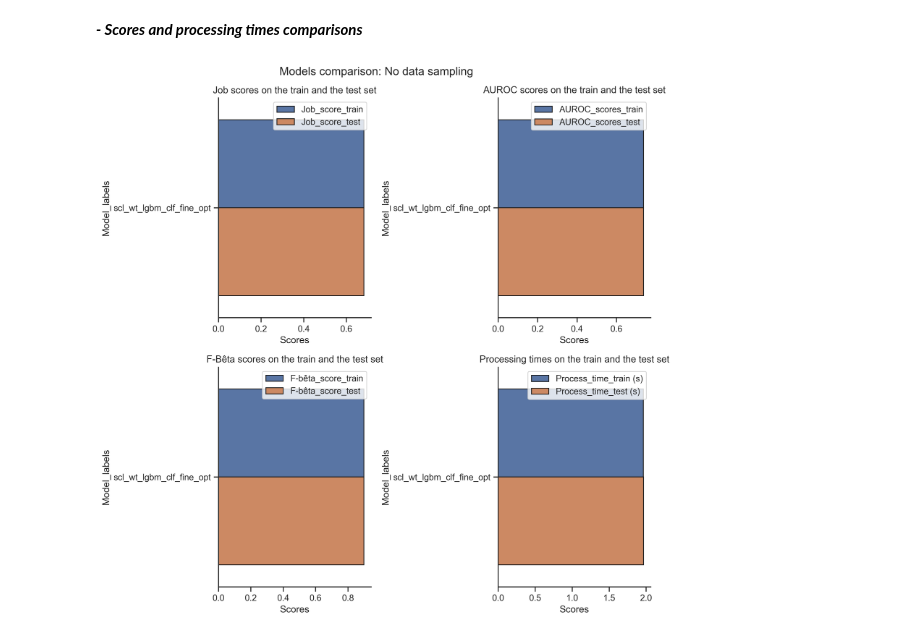
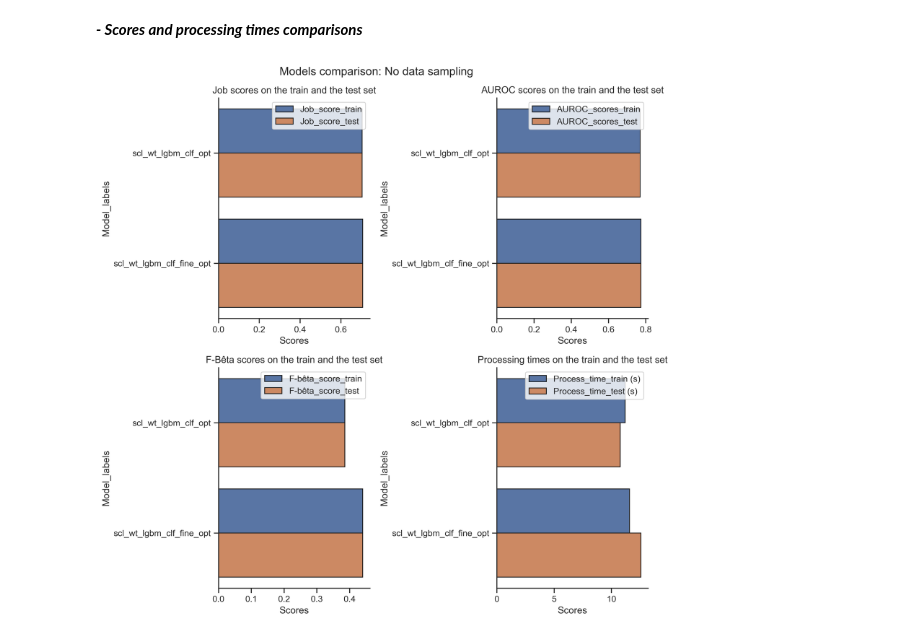
Before and after one commit to mpacaud/Design-and-deploy-a-credit-scoring-model--Development, a Jupyter notebook: OC_DS_P7_N4 - ModelFineTuning.ipynb, the cells around one changed output. Drawn from its saved outputs; the diff is of its cells as text; code cells hidden in the pictures.

```diff
--- a/OC_DS_P7_N4 - ModelFineTuning.ipynb
+++ b/OC_DS_P7_N4 - ModelFineTuning.ipynb
@@ -130,5 +118,10 @@ Wall time: 3.69 s
 # %%
+%%time
+
 df_train = reduce_memory(df_train)
 print()
+df_test = reduce_memory(df_test)
+print()
 df_train.info()
+print()
 # %% [output]
@@ -552,7 +551,7 @@ def evaluate (y_pred_proba_P, y_true = y_TEST, fig = (1,1,1,1), l_model_labels =
 
     # F-bêta score.
     # NB: Square beta = cost FN / cost FP = 10
-    square_beta = 100
+    square_beta = 4
     beta = round(math.sqrt(square_beta), 2)
 
     # Calculate the F-bêta score for each probability thresholds tried.
@@ -826,7 +825,7 @@ if tune:
                                                 eval_metric_label = 'g_norm',
                                                 X = X_TRAIN,
                                                 y = y_TRAIN,
-                                                n_iter = 2
+                                                n_iter = 10
                                                )
 
     # Get the model set with the best hyperparameters found.
@@ -968,8 +974,6 @@ def figure_barplot (df, x_labels = 'Model_labels', y_label = 'Score', title = No
     # Plot the figure.
     ax = sns.barplot(data=tidy, y=x_labels, x=y_label, hue='', orient='h', edgecolor='k')
 
-    plt.ylabel = ' '
-
     # Set the figure title.
     plt.title(title)
 
@@ -1018,32 +1022,32 @@ fig.suptitle("Models comparison: No data sampling")
 l, c = int(len(l_features_peers) / 2), 2
 
 
 ### Plotting ###
 
 # Run the loop to drw and position each subplot on the figure's subplot grid.
 i = 0
 for i in range(len(l_features_peers)):
 
     # Get the columns and the subplot title to plot.
     features_peer = l_features_peers[i]
     subplot_title = l_subplot_titles[i]
 
     # Set the position of the subplot.
     p = i + 1
     plt.subplot(l, c, p)
 
     # Plot the subplot.
-    figure_barplot(df_MODELS[features_peer],
+    figure_barplot(df_MODELS[features_peer][-2:],
                    x_labels = 'Model_labels', y_label = 'Scores',
                    title = subplot_title)
 
 
 ### Drawing ###
 
 # Arrange the subplots such as they are not superimposing each others.
 plt.tight_layout()
 
 # Draw the figure.
 plt.show()
 # %% [output]
-[figure, old version]
+[figure, new version]
```
Also changed, not shown: parts of 22 cells of this notebook.
